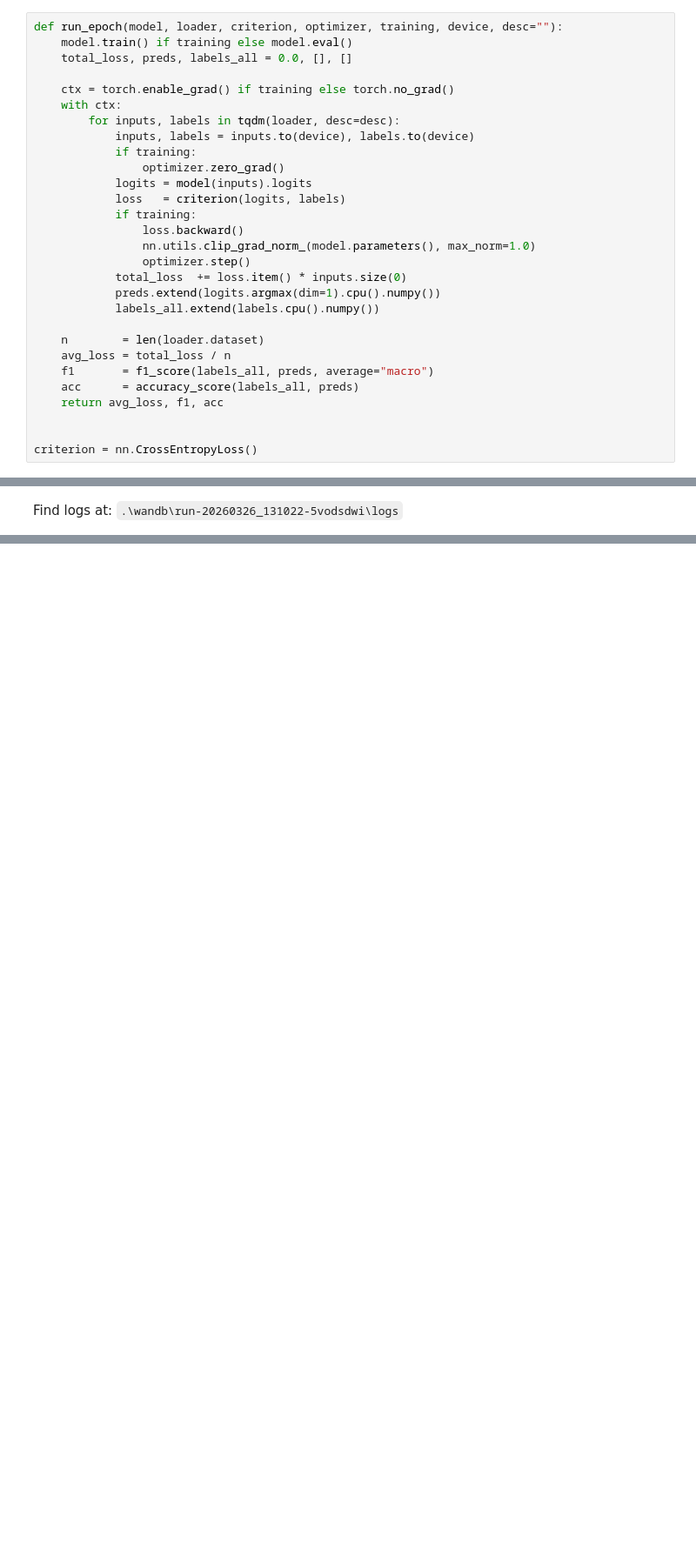
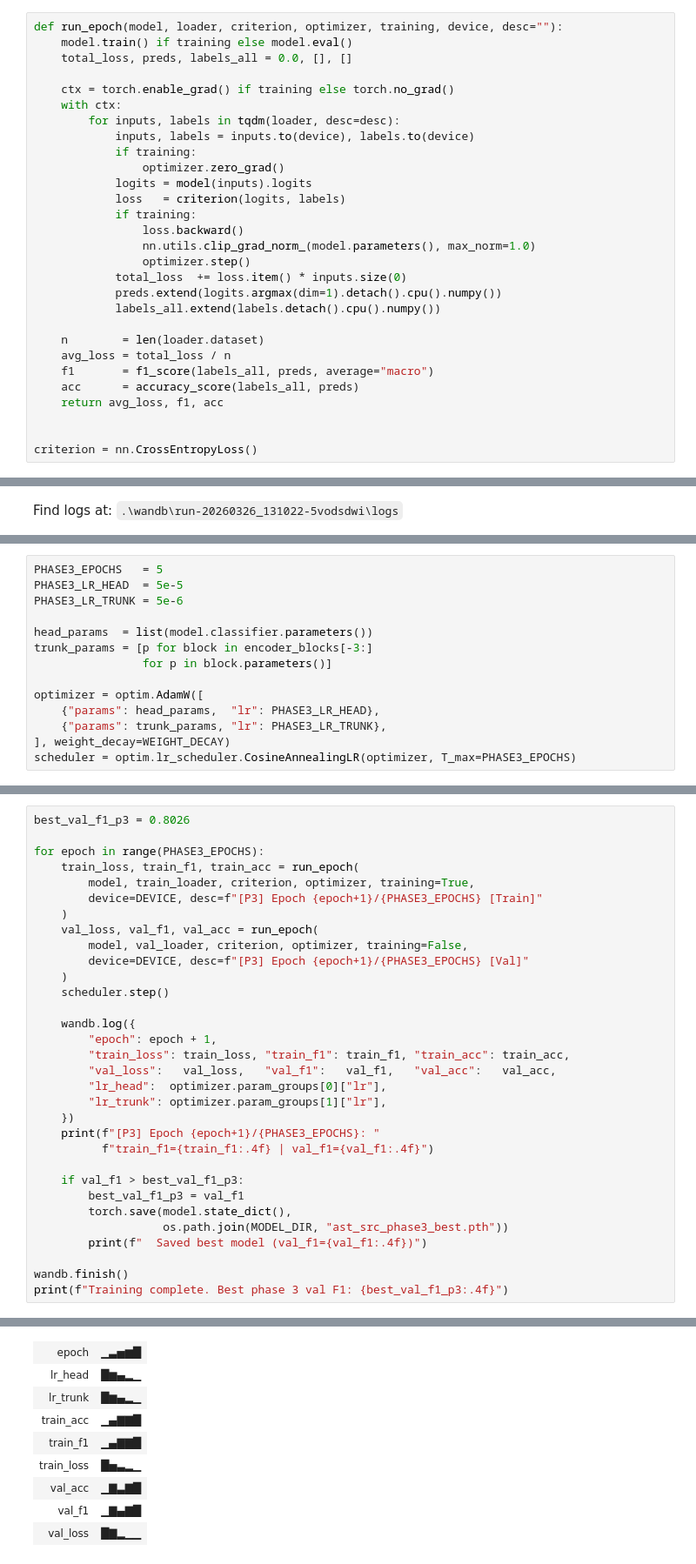
Before and after one commit to Rohhnn/music-genre-classifier, a Jupyter notebook: scripts/train_ast.ipynb, the cells around one changed output, grey strips where cells are left out. Shown at 87% size. Drawn from its saved outputs; the diff is of its cells as text; blank space fills up the shorter version.

Commit message:
Add AST Phase 3 Training

```diff
--- a/scripts/train_ast.ipynb
+++ b/scripts/train_ast.ipynb
@@ -112,8 +112,8 @@ def run_epoch(model, loader, criterion, optimizer, training, device, desc=""):
                 nn.utils.clip_grad_norm_(model.parameters(), max_norm=1.0)
                 optimizer.step()
             total_loss  += loss.item() * inputs.size(0)
-            preds.extend(logits.argmax(dim=1).cpu().numpy())
-            labels_all.extend(labels.cpu().numpy())
+            preds.extend(logits.argmax(dim=1).detach().cpu().numpy())
+            labels_all.extend(labels.detach().cpu().numpy())
 
     n        = len(loader.dataset)
     avg_loss = total_loss / n
@@ -329,0 +360,14 @@ Find logs at: .\wandb\run-20260326_131022-5vodsdwi\logs
+# %%
+PHASE3_EPOCHS   = 5
+PHASE3_LR_HEAD  = 5e-5
+PHASE3_LR_TRUNK = 5e-6
+
+head_params  = list(model.classifier.parameters())
+trunk_params = [p for block in encoder_blocks[-3:]
+                for p in block.parameters()]
+
+optimizer = optim.AdamW([
+    {"params": head_params,  "lr": PHASE3_LR_HEAD},
+    {"params": trunk_params, "lr": PHASE3_LR_TRUNK},
+], weight_decay=WEIGHT_DECAY)
+scheduler = optim.lr_scheduler.CosineAnnealingLR(optimizer, T_max=PHASE3_EPOCHS)
@@ -329,0 +402,33 @@ Find logs at: .\wandb\run-20260326_131022-5vodsdwi\logs
+# %%
+best_val_f1_p3 = 0.8026
+
+for epoch in range(PHASE3_EPOCHS):
+    train_loss, train_f1, train_acc = run_epoch(
+        model, train_loader, criterion, optimizer, training=True,
+        device=DEVICE, desc=f"[P3] Epoch {epoch+1}/{PHASE3_EPOCHS} [Train]"
+    )
+    val_loss, val_f1, val_acc = run_epoch(
+        model, val_loader, criterion, optimizer, training=False,
+        device=DEVICE, desc=f"[P3] Epoch {epoch+1}/{PHASE3_EPOCHS} [Val]"
+    )
+    scheduler.step()
+
+    wandb.log({
+        "epoch": epoch + 1,
+        "train_loss": train_loss, "train_f1": train_f1, "train_acc": train_acc,
+        "val_loss":   val_loss,   "val_f1":   val_f1,   "val_acc":   val_acc,
+        "lr_head":  optimizer.param_groups[0]["lr"],
+        "lr_trunk": optimizer.param_groups[1]["lr"],
+    })
+    print(f"[P3] Epoch {epoch+1}/{PHASE3_EPOCHS}: "
+          f"train_f1={train_f1:.4f} | val_f1={val_f1:.4f}")
+
+    if val_f1 > best_val_f1_p3:
+        best_val_f1_p3 = val_f1
+        torch.save(model.state_dict(),
+                   os.path.join(MODEL_DIR, "ast_src_phase3_best.pth"))
+        print(f"  Saved best model (val_f1={val_f1:.4f})")
+
+wandb.finish()
+print(f"Training complete. Best phase 3 val F1: {best_val_f1_p3:.4f}")
+# %% [output]
@@ -329,0 +443,9 @@ Find logs at: .\wandb\run-20260326_131022-5vodsdwi\logs
+| epoch | ▁▃▅▆█ |
+| lr_head | █▆▄▂▁ |
+| lr_trunk | █▆▄▂▁ |
+| train_acc | ▁▄▇▇█ |
+| train_f1 | ▁▄▇▇█ |
+| train_loss | █▅▃▂▁ |
+| val_acc | ▁▇▃▇█ |
+| val_f1 | ▁▇▄▇█ |
+| val_loss | █▇▂▁▁ |
```
Also changed, not shown: parts of 6 cells of this notebook.
